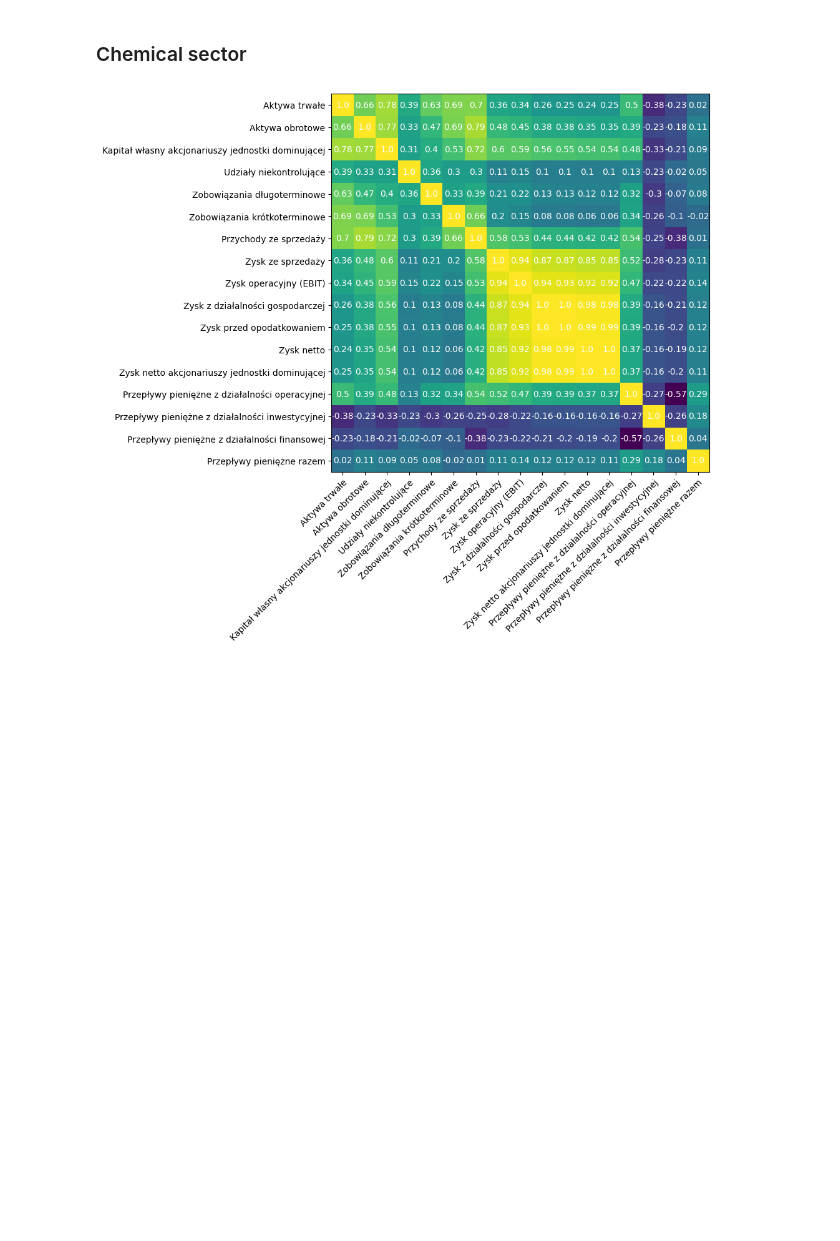
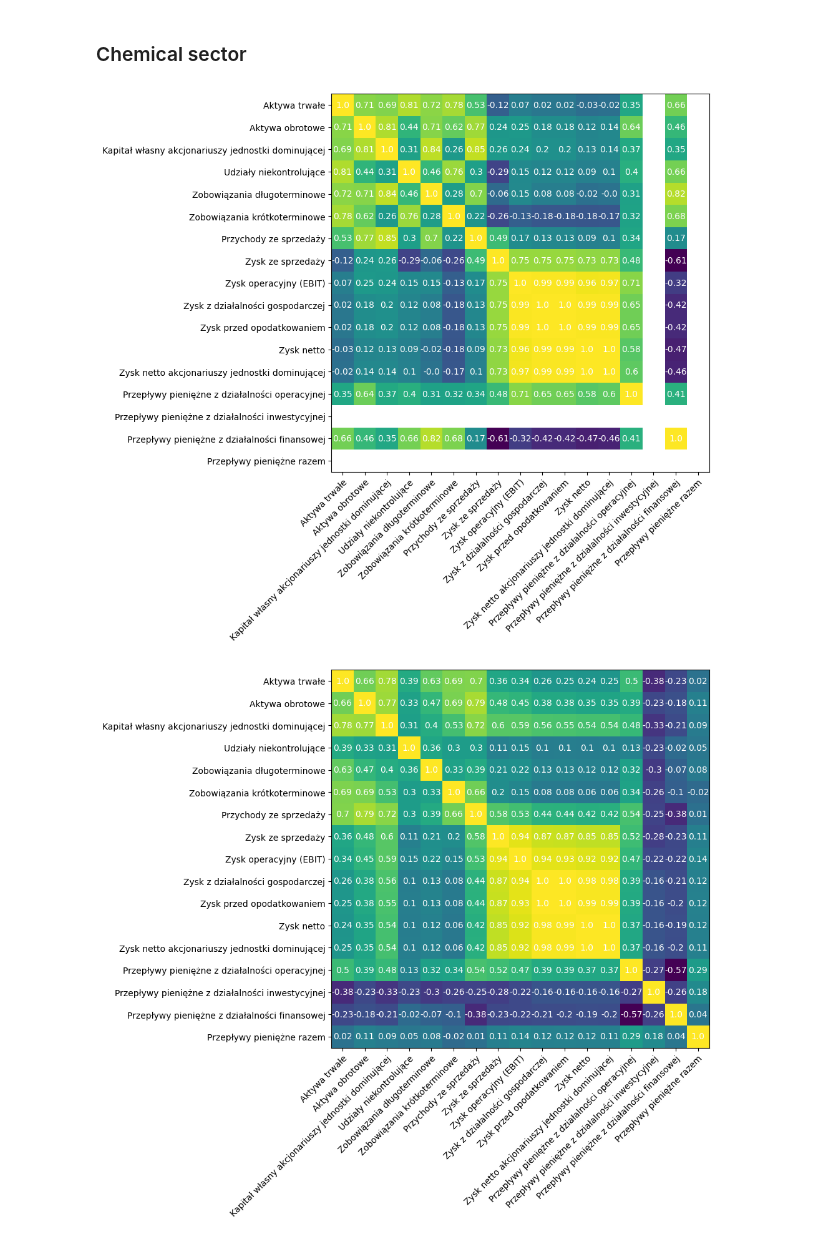
Before and after one commit to antonibezdzietny/impactOfFinancialReport, a Jupyter notebook: dataAnalysis/reportAnalysis.ipynb, the cells around one changed output. Drawn from its saved outputs; the diff is of its cells as text; code cells hidden in the pictures; blank space fills up the shorter version.

```diff
--- a/dataAnalysis/reportAnalysis.ipynb
+++ b/dataAnalysis/reportAnalysis.ipynb
@@ -89,6 +89,25 @@ PATH_TO_COMPANY_LIST = [
 company_name = pd.concat([pd.read_csv(path) for path in PATH_TO_COMPANY_LIST])
 report_df = [FinancialReport().get_report(ticker) for ticker in company_name["TICKER"]]
 report_corr = [df.corr().to_numpy() for df in report_df]
+# %%
+def increase_percent(final, initial):
+    return 100 * (final - initial) / abs(initial)
+
+
+df = pd.DataFrame(increase_percent(report_df[0].to_numpy()[1:], report_df[0].to_numpy()[:-1]),
+                  columns = report_df[0].columns,
+                  index = report_df[0].index[1:])
+
+report_diff_percent = [pd.DataFrame(increase_percent(report.to_numpy()[1:],
+                                                     report.to_numpy()[:-1]),
+                                                     columns = report_df[0].columns,
+                                                     index = report_df[0].index[1:])
+                                                     for report in report_df]
+
+
+show_correlation_matrix(corr.to_numpy(), labels=corr.columns, dec=2)
+# %% [output]
+[figure, added]
 # %%
 import matplotlib.pyplot as plt
 import numpy as np
```
Also changed, not shown: parts of 5 cells of this notebook, 1 other file.
